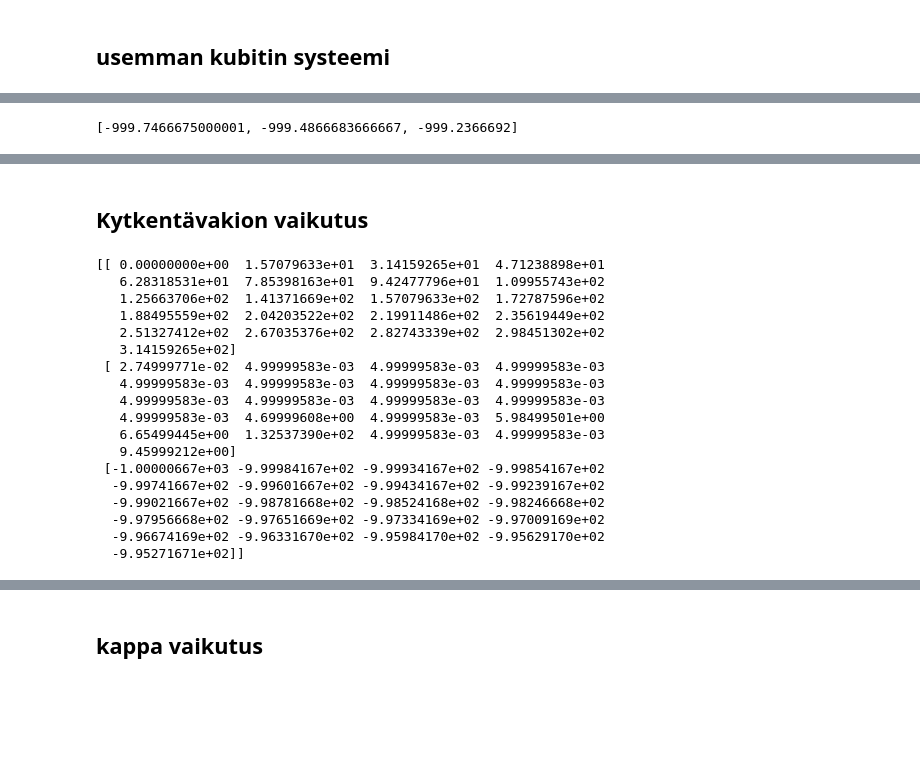
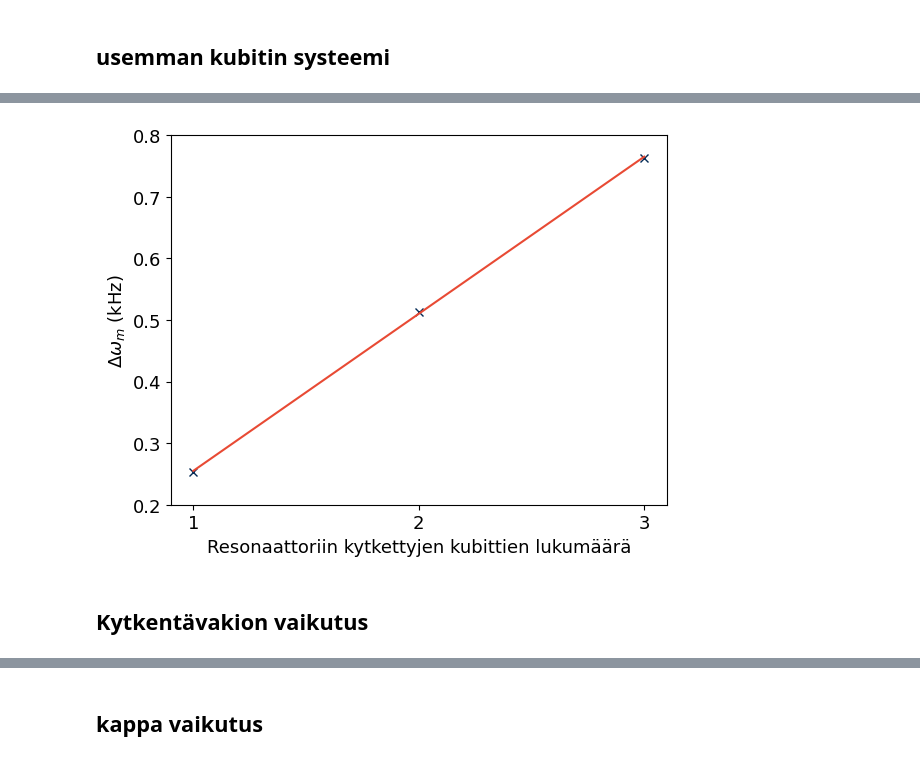
Before and after one commit to ReetuInkila/kandiData, a Jupyter notebook: plottaus.ipynb, the cells around one changed output, grey strips where cells are left out. Drawn from its saved outputs; the diff is of its cells as text; code cells hidden in the pictures; blank space fills up the shorter version.

```diff
--- a/plottaus.ipynb
+++ b/plottaus.ipynb
@@ -16,15 +17,5 @@ def read_csv(filename):
 # %% [markdown]
 ## usemman kubitin systeemi
 # %%
-data1= read_csv("q_lkm0-2.csv")
-data2= read_csv("q_lkm3.csv")
+data1= read_csv("../q_lkm0-2.csv")
+data2= read_csv("../q_lkm3.csv")
-# %%
-freq = np.array(data1[0])
-power = np.array(data1[1])
-print(len(freq))
-plt.plot(freq, power)
-plt.grid()
-plt.xlabel("Taajuus (kHz)", fontsize=16)
-plt.ylabel("Teho")
-plt.legend(["N=1", "N=2", "N=3"])
-plt.show()
@@ -39,7 +26,6 @@ i=2
 while i < len(data1):
     freq = np.array(data1[i])
     power = np.array(data1[i+1])
-    if i==2:plt.plot(freq, power)
     f.append(viivanleveys(freq,power)[1])
     i = i + 2
 freq = np.array(data2[0])
@@ -47,12 +33,6 @@ power = np.array(data2[1])
 #plt.plot(freq, power)
 f.append(viivanleveys(freq,power)[1])
 
-plt.grid()
-plt.xlabel("Taajuus (kHz)", fontsize=16)
-plt.ylabel("Teho")
-plt.legend(["N=1", "N=2", "N=3"])
-plt.show()
-print(f)
 
 lkm = [1,2,3]
 deltaf= np.array(f[0:])+1000
@@ -73 +50,0 @@ plt.show()
-[-999.7466675000001, -999.4866683666667, -999.2366692]
@@ -76,27 +51,8 @@ plt.show()
+[figure, added]
 # %% [markdown]
 ## Kytkentävakion vaikutus
 # %%
-data3 = read_csv("fwhm_max_g.csv")
-print(data3)
+data3 = read_csv("../fwhm_max_g.csv")
-# %% [output]
-[[ 0.00000000e+00  1.57079633e+01  3.14159265e+01  4.71238898e+01
-   6.28318531e+01  7.85398163e+01  9.42477796e+01  1.09955743e+02
-   1.25663706e+02  1.41371669e+02  1.57079633e+02  1.72787596e+02
-   1.88495559e+02  2.04203522e+02  2.19911486e+02  2.35619449e+02
-   2.51327412e+02  2.67035376e+02  2.82743339e+02  2.98451302e+02
-   3.14159265e+02]
- [ 2.74999771e-02  4.99999583e-03  4.99999583e-03  4.99999583e-03
-   4.99999583e-03  4.99999583e-03  4.99999583e-03  4.99999583e-03
-   4.99999583e-03  4.99999583e-03  4.99999583e-03  4.99999583e-03
-   4.99999583e-03  4.69999608e+00  4.99999583e-03  5.98499501e+00
-   6.65499445e+00  1.32537390e+02  4.99999583e-03  4.99999583e-03
-   9.45999212e+00]
- [-1.00000667e+03 -9.99984167e+02 -9.99934167e+02 -9.99854167e+02
-  -9.99741667e+02 -9.99601667e+02 -9.99434167e+02 -9.99239167e+02
-  -9.99021667e+02 -9.98781668e+02 -9.98524168e+02 -9.98246668e+02
-  -9.97956668e+02 -9.97651669e+02 -9.97334169e+02 -9.97009169e+02
-  -9.96674169e+02 -9.96331670e+02 -9.95984170e+02 -9.95629170e+02
-  -9.95271671e+02]]
 # %%
 g = (data3[0][::2])/(2*np.pi)
 deltaf = np.array(data3[2][::2])-data3[2][0]
```
Also changed, not shown: parts of 21 cells of this notebook, 2 other files.
